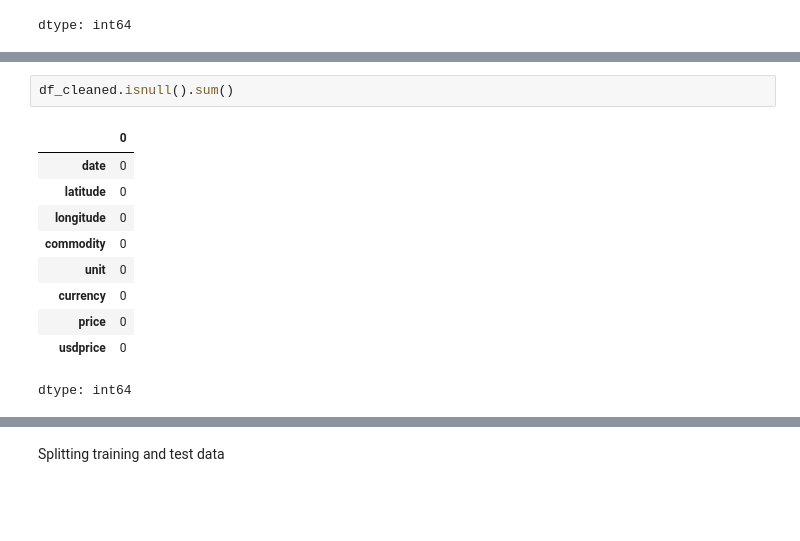
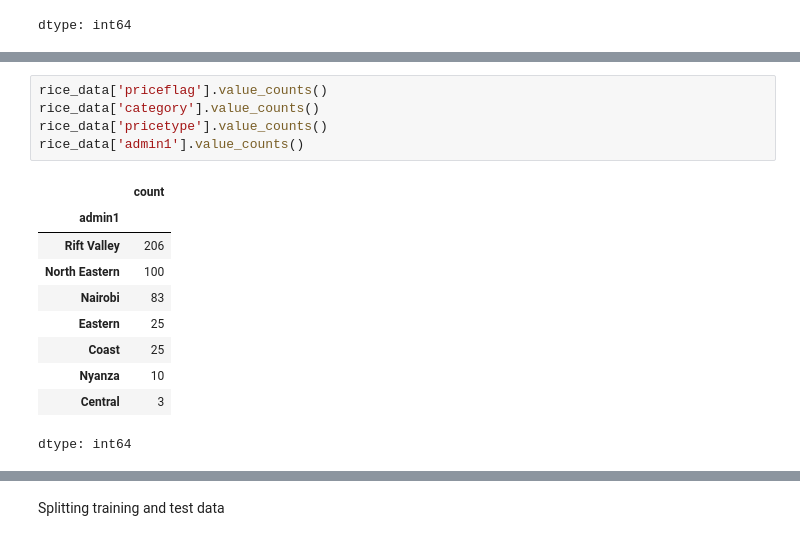
Before and after one commit to oduoranto/Machine-Learning, a Jupyter notebook: Rice_Prices_Prediction_Model.ipynb, the cells around one changed output, grey strips where cells are left out. Cells and saved outputs as stored; diff of their text form; blank space fills up the shorter version.

```diff
--- a/Rice_Prices_Prediction_Model.ipynb
+++ b/Rice_Prices_Prediction_Model.ipynb
@@ -137,15 +129,18 @@ df_cleaned.head()
-# %%
-df_cleaned.isnull().sum()
-# %% [output]
-|  | 0 |
-| date | 0 |
-| latitude | 0 |
-| longitude | 0 |
-| commodity | 0 |
-| unit | 0 |
-| currency | 0 |
-| price | 0 |
-| usdprice | 0 |
-dtype: int64
+# %%
+rice_data['priceflag'].value_counts()
+rice_data['category'].value_counts()
+rice_data['pricetype'].value_counts()
+rice_data['admin1'].value_counts()
+# %% [output]
+|  | count |
+| admin1 |  |
+| Rift Valley | 206 |
+| North Eastern | 100 |
+| Nairobi | 83 |
+| Eastern | 25 |
+| Coast | 25 |
+| Nyanza | 10 |
+| Central | 3 |
+dtype: int64
 # %%
 #Changing the words to numeric values
```
Also changed, not shown: parts of 12 cells of this notebook.
